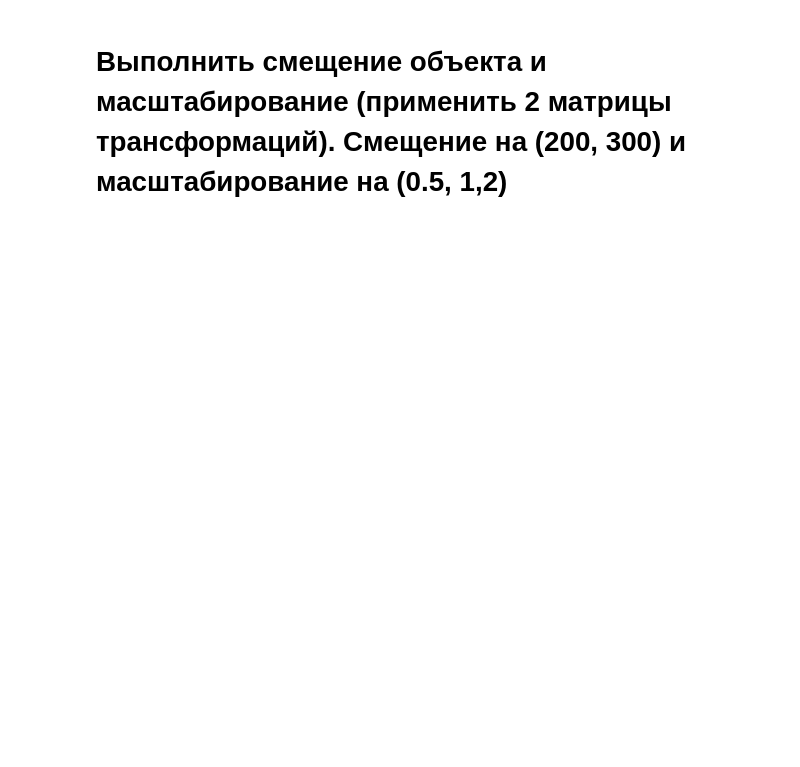
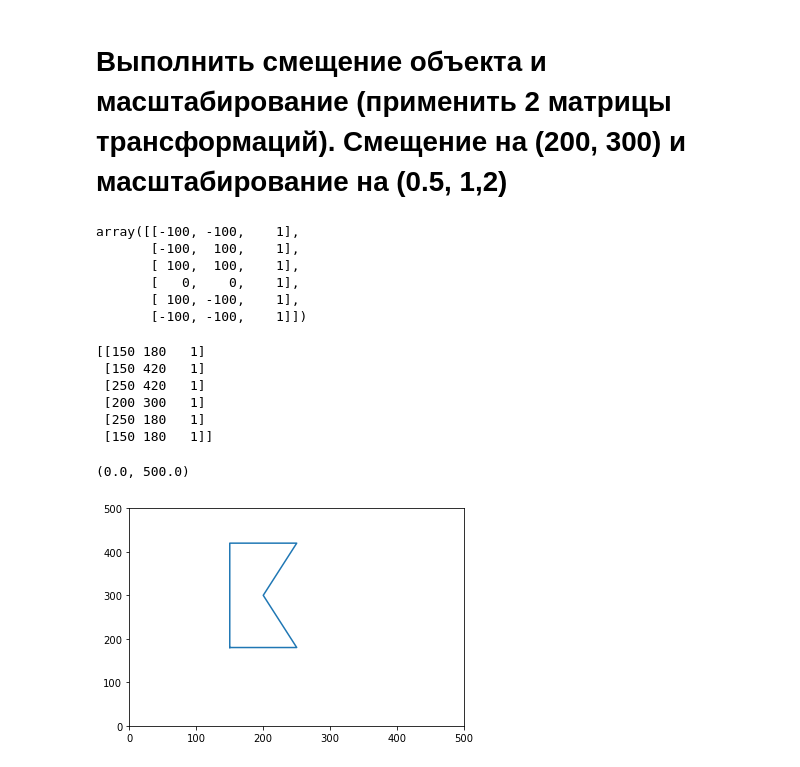
Before and after one commit to HeliosBI/MDSHW2, a Jupyter notebook: HW2.ipynb, the cells around one changed output. Cells and saved outputs as stored; diff of their text form; code cells hidden in the pictures; blank space fills up the shorter version.

```diff
--- a/HW2.ipynb
+++ b/HW2.ipynb
@@ -213,2 +229,48 @@ LinAlgError: Last 2 dimensions of the array must be square
 # %% [markdown]
 # Выполнить смещение объекта и масштабирование (применить 2 матрицы трансформаций). Смещение на (200, 300) и масштабирование на (0.5, 1,2)
+# %%
+A
+# %% [output]
+array([[-100, -100,    1],
+       [-100,  100,    1],
+       [ 100,  100,    1],
+       [   0,    0,    1],
+       [ 100, -100,    1],
+       [-100, -100,    1]])
+# %%
+TransformArray_1 = np.array([
+    [1, 0, 200],
+    [0, 1, 300],
+    [0, 0, 1]
+])
+# %%
+TransformArray_2 = np.array([
+    [0.5, 0, 0],
+    [0, 1.2, 0],
+    [0, 0, 1]
+])
+# %%
+TransformArray = TransformArray_1 @ TransformArray_2
+# %%
+B = []
+for point in A:
+    new_point=np.dot(TransformArray,np.transpose(point))
+    B.append(new_point)
+B = np.array(B).astype(int)
+print(B)
+# %% [output]
+[[150 180   1]
+ [150 420   1]
+ [250 420   1]
+ [200 300   1]
+ [250 180   1]
+ [150 180   1]]
+# %%
+x = B[:,0]
+y = B[:,1]
+plt.plot(x, y)
+plt.ylim([0, 500])
+plt.xlim([0, 500])
+# %% [output]
+(0.0, 500.0)
+[figure, added]
```
Also changed, not shown: parts of 20 cells of this notebook.
